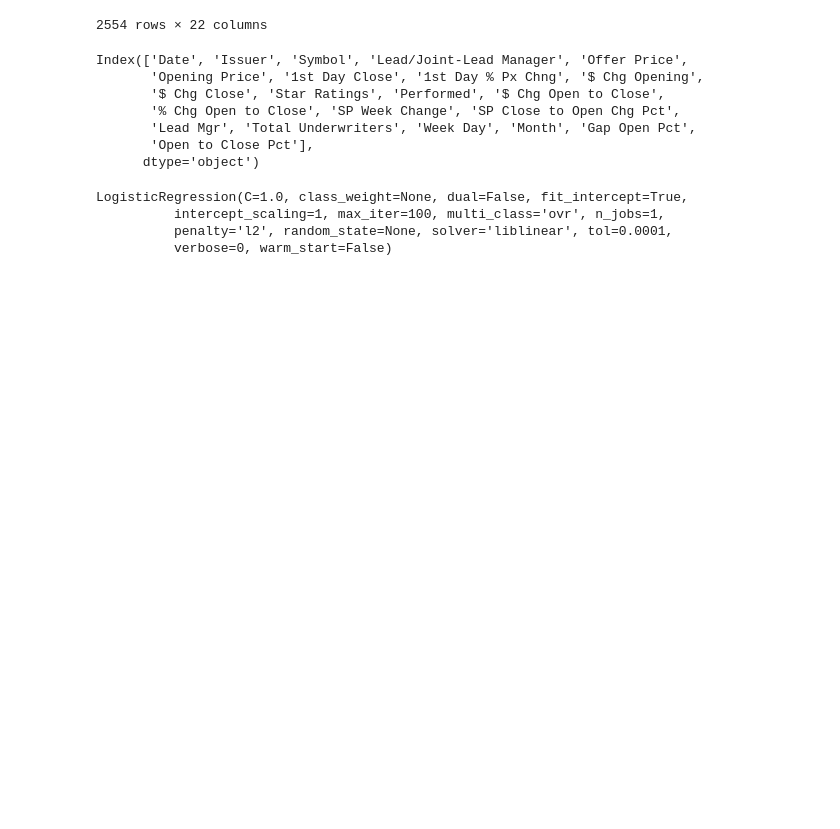
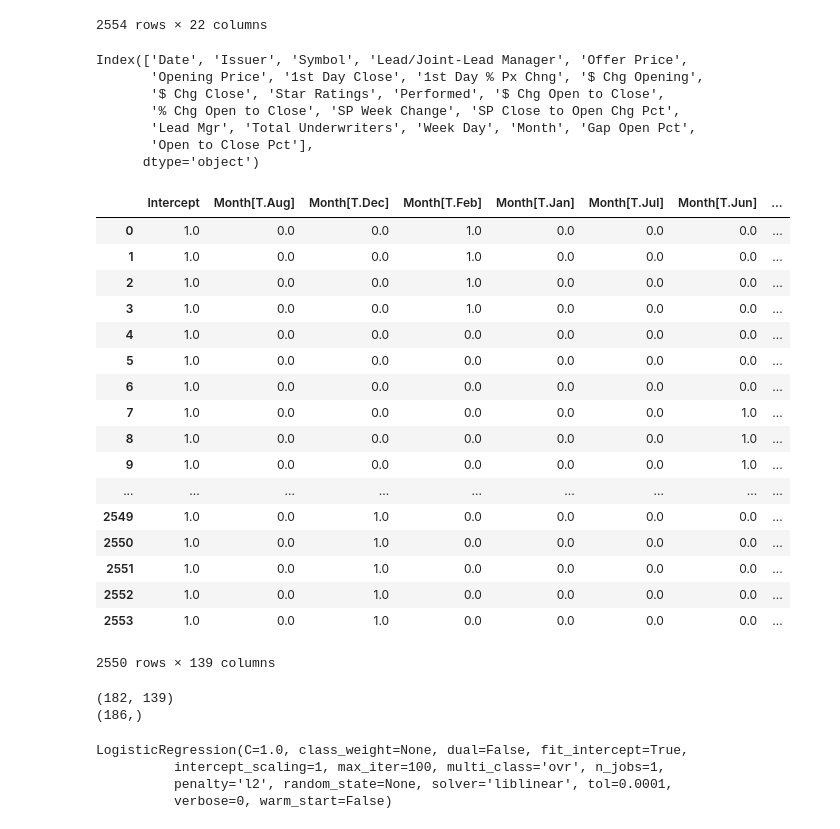
Before and after one commit to MagicMike90/IPO-forecast, a Jupyter notebook: IPO_forecast.ipynb, the cells around one changed output. Drawn from its saved outputs; the diff is of its cells as text; code cells hidden in the pictures; blank space fills up the shorter version.

```diff
--- a/IPO_forecast.ipynb
+++ b/IPO_forecast.ipynb
@@ -517,12 +517,46 @@ Index(['Date', 'Issuer', 'Symbol', 'Lead/Joint-Lead Manager', 'Offer Price',
 X = dmatrix('Month + Q("Week Day") + Q("Total Underwriters") + Q("Gap Open Pct") + Q("$ Chg Opening") +\
                   Q("Lead Mgr") + Q("Offer Price") + Q("Opening Price") +\
                   Q("SP Close to Open Chg Pct") + Q("SP Week Change")', data=ipos, return_type='dataframe')
+# %%
+X
+# %% [output]
+|  | Intercept | Month[T.Aug] | Month[T.Dec] | Month[T.Feb] | Month[T.Jan] | Month[T.Jul] | Month[T.Jun] | ... |
+| 0 | 1.0 | 0.0 | 0.0 | 1.0 | 0.0 | 0.0 | 0.0 | ... |
+| 1 | 1.0 | 0.0 | 0.0 | 1.0 | 0.0 | 0.0 | 0.0 | ... |
+| 2 | 1.0 | 0.0 | 0.0 | 1.0 | 0.0 | 0.0 | 0.0 | ... |
+| 3 | 1.0 | 0.0 | 0.0 | 1.0 | 0.0 | 0.0 | 0.0 | ... |
+| 4 | 1.0 | 0.0 | 0.0 | 0.0 | 0.0 | 0.0 | 0.0 | ... |
+| 5 | 1.0 | 0.0 | 0.0 | 0.0 | 0.0 | 0.0 | 0.0 | ... |
+| 6 | 1.0 | 0.0 | 0.0 | 0.0 | 0.0 | 0.0 | 0.0 | ... |
+| 7 | 1.0 | 0.0 | 0.0 | 0.0 | 0.0 | 0.0 | 1.0 | ... |
+| 8 | 1.0 | 0.0 | 0.0 | 0.0 | 0.0 | 0.0 | 1.0 | ... |
+| 9 | 1.0 | 0.0 | 0.0 | 0.0 | 0.0 | 0.0 | 1.0 | ... |
+| ... | ... | ... | ... | ... | ... | ... | ... | ... |
+| 2549 | 1.0 | 0.0 | 1.0 | 0.0 | 0.0 | 0.0 | 0.0 | ... |
+| 2550 | 1.0 | 0.0 | 1.0 | 0.0 | 0.0 | 0.0 | 0.0 | ... |
+| 2551 | 1.0 | 0.0 | 1.0 | 0.0 | 0.0 | 0.0 | 0.0 | ... |
+| 2552 | 1.0 | 0.0 | 1.0 | 0.0 | 0.0 | 0.0 | 0.0 | ... |
+| 2553 | 1.0 | 0.0 | 1.0 | 0.0 | 0.0 | 0.0 | 0.0 | ... |
+2550 rows × 139 columns
 # %%
-# Index of first 2015 IPO is 2188, 2014 is 1900
-idx = 2188
+mask = (ipos['Date'] > "1/1/2017") & (ipos['Date'] <= "12/12/2017")
+ipos.loc[mask]
+
+# display(ipos.loc[mask])
+
+# Index of first 2017 IPO is 2368, 2014 is 1900
+idx = 2368
 X_train, X_test = X[:idx], X[idx:]
+
+
 y_train = ipos['$ Chg Open to Close'][:idx].map(lambda x: 1 if x >= .25 else 0)
 y_test = ipos['$ Chg Open to Close'][idx:].map(lambda x: 1 if x >= .25 else 0)
+
+print(X_test.shape)
+print(ipos['$ Chg Open to Close'][idx:].shape)
+# %% [output]
+(182, 139)
+(186,)
 # %%
 clf = linear_model.LogisticRegression()
 clf.fit(X_train, y_train)
```
Also changed, not shown: parts of 4 cells of this notebook.
